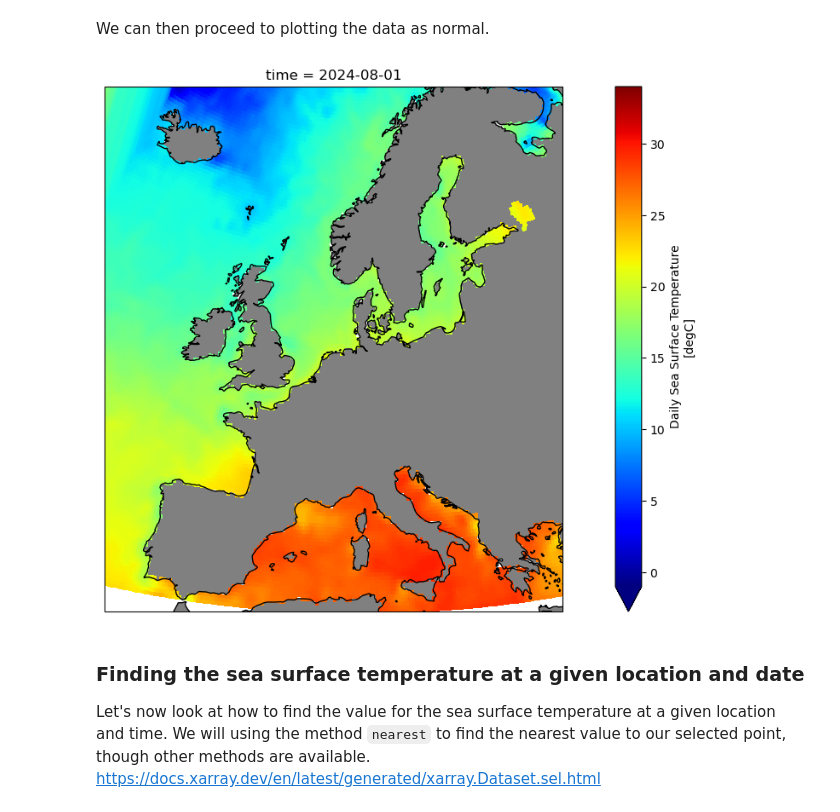
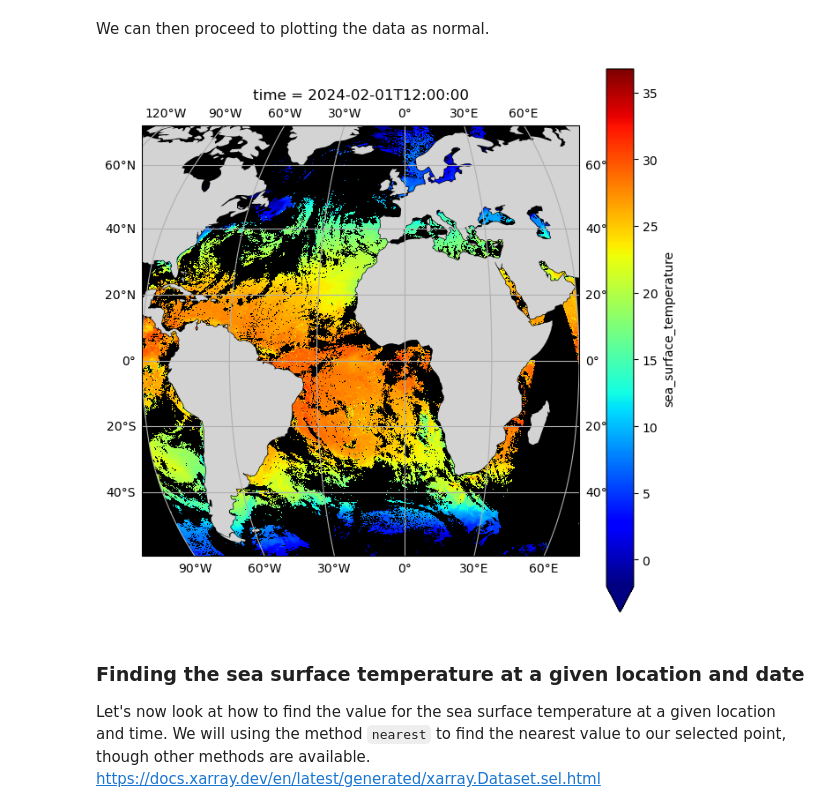
Before and after one commit to NorDataNet/Exploring_FAIR_data_with_Python, a Jupyter notebook: book/global_sea_surface_temperatures.ipynb, the cells around one changed output. Cells and saved outputs as stored; diff of their text form; code cells hidden in the pictures.

```diff
--- a/book/global_sea_surface_temperatures.ipynb
+++ b/book/global_sea_surface_temperatures.ipynb
@@ -279,18 +446,20 @@ Let's now provide a latitude and longitude range to zoom in on.
 
 If you have an xarray object, for example:
 # %%
-desired_date = '2024-08-01'
-year = desired_date.split('-')[0]
+desired_date = '20240201'  # YYYYMMDD
+desired_time = '120000'  # hhmmss - must be 000000 or 120000
 
-url = f'https://psl.noaa.gov/thredds/dodsC/Datasets/noaa.oisst.v2.highres/sst.day.mean.{year}.nc'
+date_obj = datetime.strptime(desired_date, "%Y%m%d")
+year = date_obj.year
+day_of_year = f"{date_obj.timetuple().tm_yday:03d}"  # Ensure 3-digit format
+
+url = f'https://tds0.ifremer.fr/thredds/dodsC/OSI-201-b-metop_b/{year}/{day_of_year}/{desired_date}{desired_time}-OSISAF-L3C_GHRSST-SSTsubskin-AVHRR_SST_METOP_B_GLB-sstglb_metop01_{desired_date}_{desired_time}-v02.0-fv01.0.nc'
 xrds = xr.open_dataset(url)
-
-ds_one_day = xrds.sel(time = desired_date)
 # %% [markdown]
 Let's first take a subset of that for our desired range
 # %%
-lat_range = slice(36, 74)
-lon_range = slice(0, 45)
-ds_aoi = ds_one_day.sel(lat=lat_range, lon=lon_range)
+lat_range = slice(-60, 74)
+lon_range = slice(-90, 60)
+ds_aoi = xrds.sel(lat=lat_range, lon=lon_range)
 ds_aoi
 # %% [output]
@@ -341,28 +483,33 @@ array([1.25000e-01, 3.75000e-01, 6.25000e-01, 8.75000e-01, 1.12500e+00,
 # %% [markdown]
 We can then proceed to plotting the data as normal.
 # %%
-fig = plt.figure(figsize=(16, 8))
-projection = ccrs.EuroPP()
+fig = plt.figure(figsize=(8, 8))
+projection = ccrs.Robinson()
 transform = ccrs.PlateCarree()
 ax = plt.axes(projection=projection)
 
-vmin = -1
-vmax = 34
+vmin = -2
+vmax = sst_celsius.max()
 cmap='jet'
 
-data_aoi['sst'].plot(
+ax.add_feature(cfeature.OCEAN, zorder=0, facecolor='black')
+ax.add_feature(cfeature.LAND, zorder=2, facecolor='lightgrey')
+ax.gridlines(draw_labels=True)
+ax.coastlines()
+
+sst_celsius = ds_aoi['sea_surface_temperature'] - 273.15
+sst_celsius.plot(
     ax=ax,
     transform=transform,
     vmin=vmin,
     vmax=vmax,
-    cmap=cmap
+    cmap=cmap,
+    zorder=1
 )
 
-ax.coastlines()
-ax.add_feature(cfeature.LAND, facecolor='grey')
 plt.show()
 # %% [output]
-[figure, old version]
+[figure, new version]
 # %% [markdown]
 ### Finding the sea surface temperature at a given location and date
 
```
Also changed, not shown: parts of 36 cells of this notebook, 9 other files.
